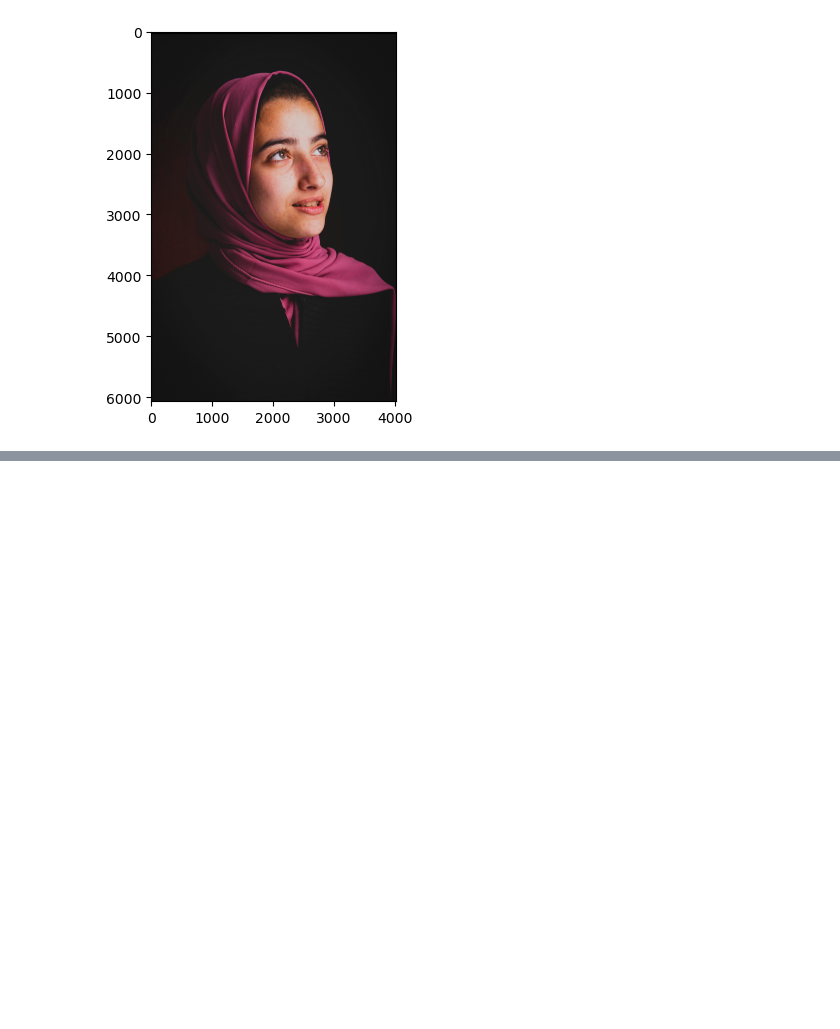
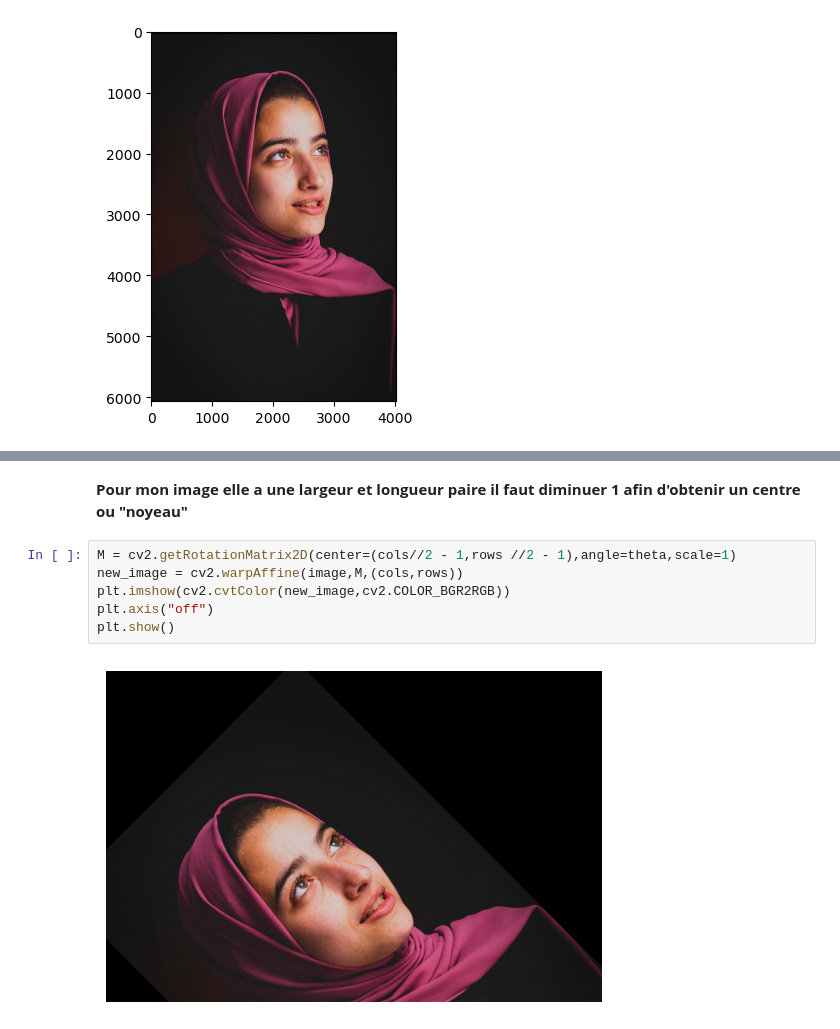
Before and after one commit to BatataNatna/Computer_Vision_Labs, a Jupyter notebook: Lab_04.ipynb, the cells around one changed output, grey strips where cells are left out. Saved outputs shown, nothing was run; the diff lists cells and outputs as text; blank space fills up the shorter version.

```diff
--- a/Lab_04.ipynb
+++ b/Lab_04.ipynb
@@ -152,0 +173,10 @@ plt.show()
+# %% [markdown]
+**Pour mon image elle a une largeur et longueur paire il faut diminuer 1 afin d'obtenir un centre ou "noyeau"**
+# %%
+M = cv2.getRotationMatrix2D(center=(cols//2 - 1,rows //2 - 1),angle=theta,scale=1)
+new_image = cv2.warpAffine(image,M,(cols,rows))
+plt.imshow(cv2.cvtColor(new_image,cv2.COLOR_BGR2RGB))
+plt.axis("off")
+plt.show()
+# %% [output]
+[figure, added]
```
Also changed, not shown: parts of 34 cells of this notebook.
